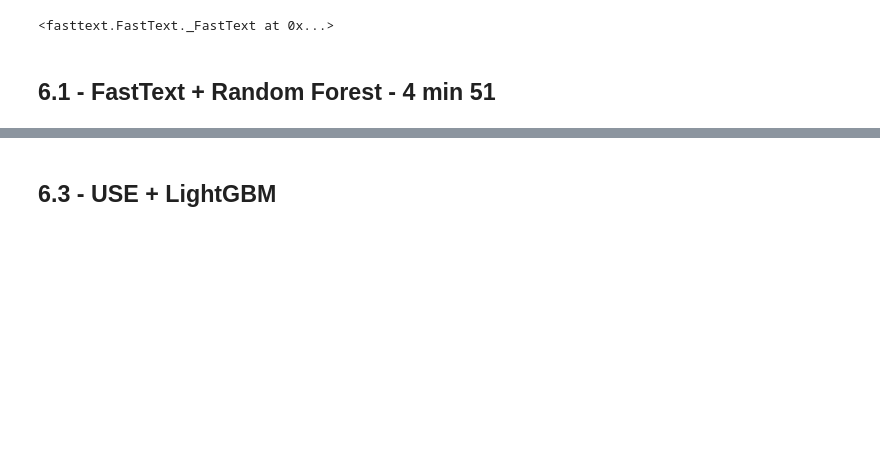
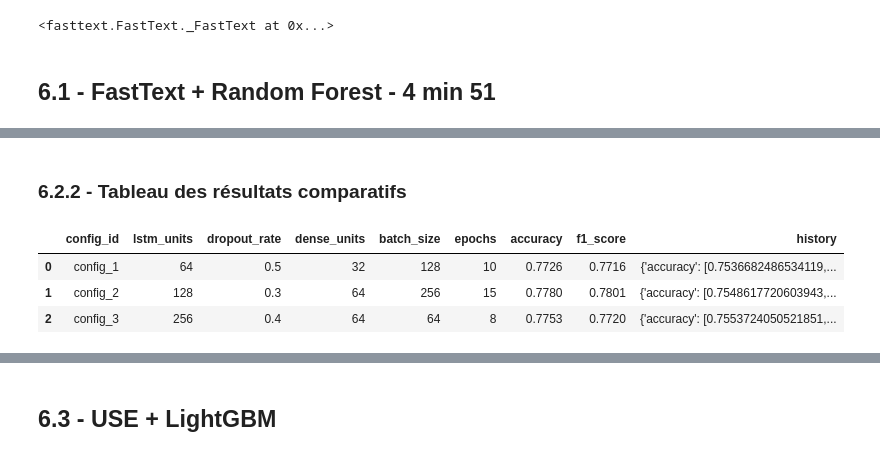
Before and after one commit to Arnaud66170/P7_sentiment_MLOps, a Jupyter notebook: notebooks/P7_main_notebook.ipynb, the cells around one changed output, grey strips where cells are left out. Cells and saved outputs as stored; diff of their text form; code cells hidden in the pictures; blank space fills up the shorter version.

```diff
--- a/notebooks/P7_main_notebook.ipynb
+++ b/notebooks/P7_main_notebook.ipynb
@@ -201,0 +403,10 @@ WARNING:absl:Compiled the loaded model, but the compiled metrics have yet to be
+# %% [markdown]
+### 6.2.2 - Tableau des résultats comparatifs
+# %%
+df_lstm_results = pd.DataFrame(results_lstm)
+display(df_lstm_results)
+# %% [output]
+|  | config_id | lstm_units | dropout_rate | dense_units | batch_size | epochs | accuracy | f1_score | history |
+| 0 | config_1 | 64 | 0.5 | 32 | 128 | 10 | 0.7726 | 0.7716 | {'accuracy': [0.7536682486534119,... |
+| 1 | config_2 | 128 | 0.3 | 64 | 256 | 15 | 0.7780 | 0.7801 | {'accuracy': [0.7548617720603943,... |
+| 2 | config_3 | 256 | 0.4 | 64 | 64 | 8 | 0.7753 | 0.7720 | {'accuracy': [0.7553724050521851,... |
```
Also changed, not shown: parts of 25 cells of this notebook, 5 other files.
